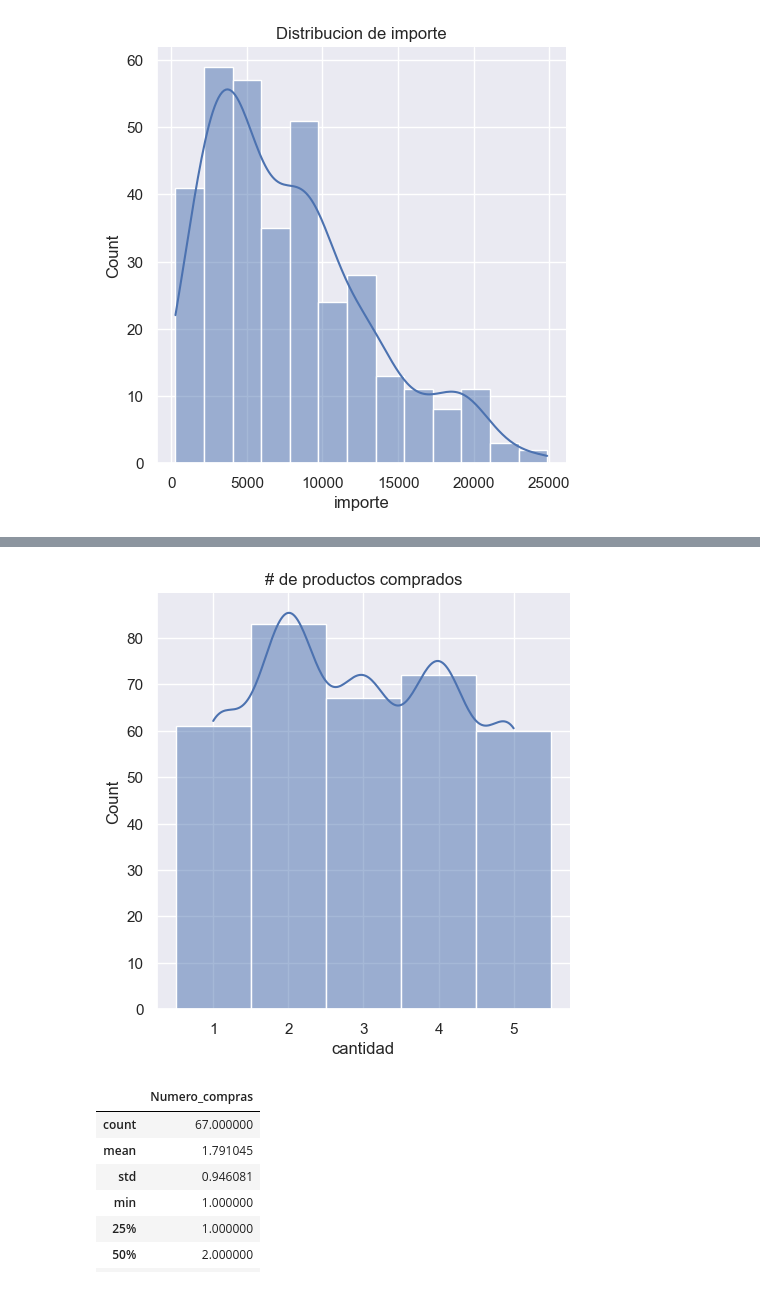
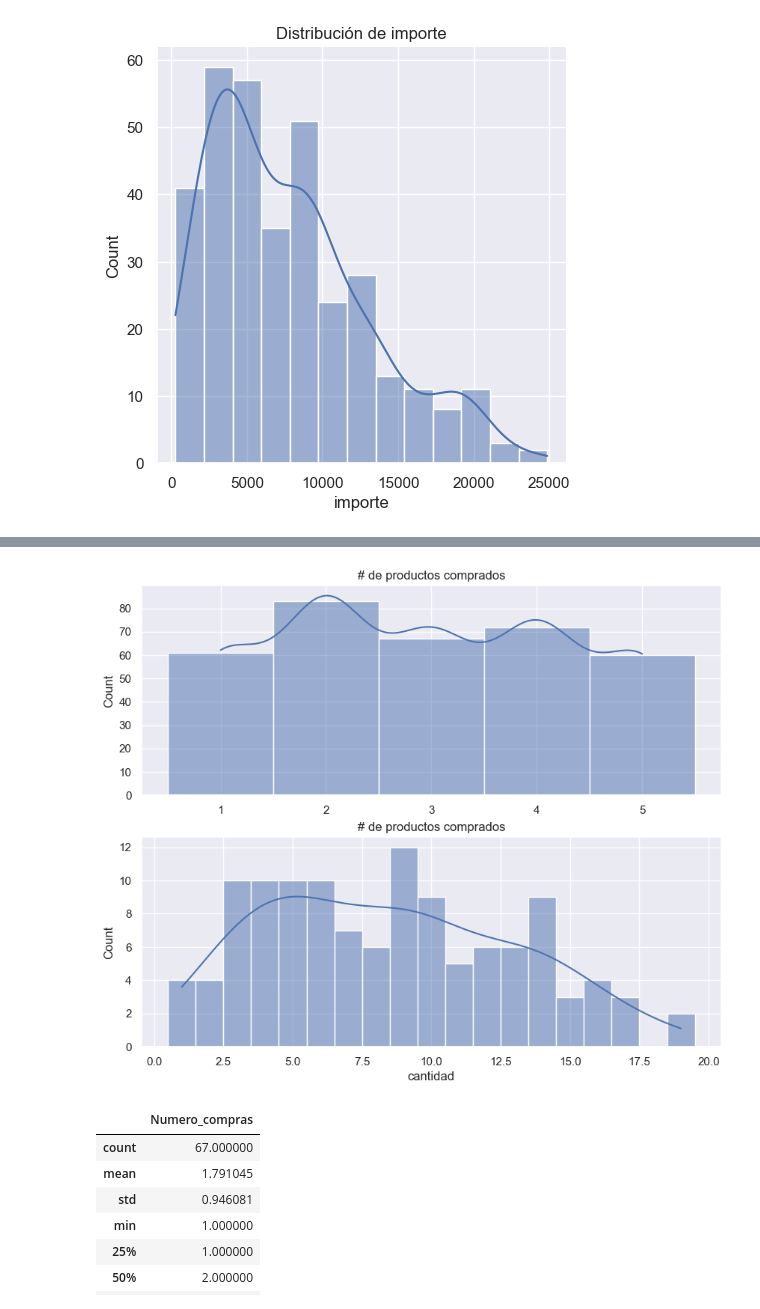
Before and after one commit to ricardoflors42-collab/Tiendita-Areulium-1, a Jupyter notebook: Analisis_descriptivo.ipynb, the cells around one changed output, grey strips where cells are left out. Drawn from its saved outputs; the diff is of its cells as text; code cells hidden in the pictures.

```diff
--- a/Analisis_descriptivo.ipynb
+++ b/Analisis_descriptivo.ipynb
@@ -49,3 +49,7 @@ plt.title('Distribución de importe')
 plt.show()
 # %% [output]
 [figure]
+# %%
+Cantidad_productos = (Detalle_ventas[['id_venta', 'cantidad']]
+                      .groupby(by = 'id_venta').sum())
+Cantidad_productos.describe()
@@ -52,9 +66,13 @@ plt.show()
 # %%
-sns.displot(Detalle_ventas['cantidad'], kde = True, discrete = True)
-plt.title('# de productos comprados')
+fig, ax = plt.subplots(2,1, figsize = (10,8))
+sns.histplot(Detalle_ventas['cantidad'], kde = True, discrete = True, ax = ax[0])
+ax[0].set_title('# de productos comprados')
+ax[0].set_xlabel('')
+sns.histplot(Cantidad_productos['cantidad'], kde = True, discrete = True, ax = ax[1])
+ax[1].set_title('# de productos comprados')
 plt.show()
 # %% [output]
-[figure, old version]
+[figure, new version]
 # %%
 #Numero de veces que compra el cliente
 Cantidad = Ventas[['id_cliente', 'nombre_cliente']].groupby(by = 'id_cliente').count()
```
Also changed, not shown: parts of 2 cells of this notebook.
